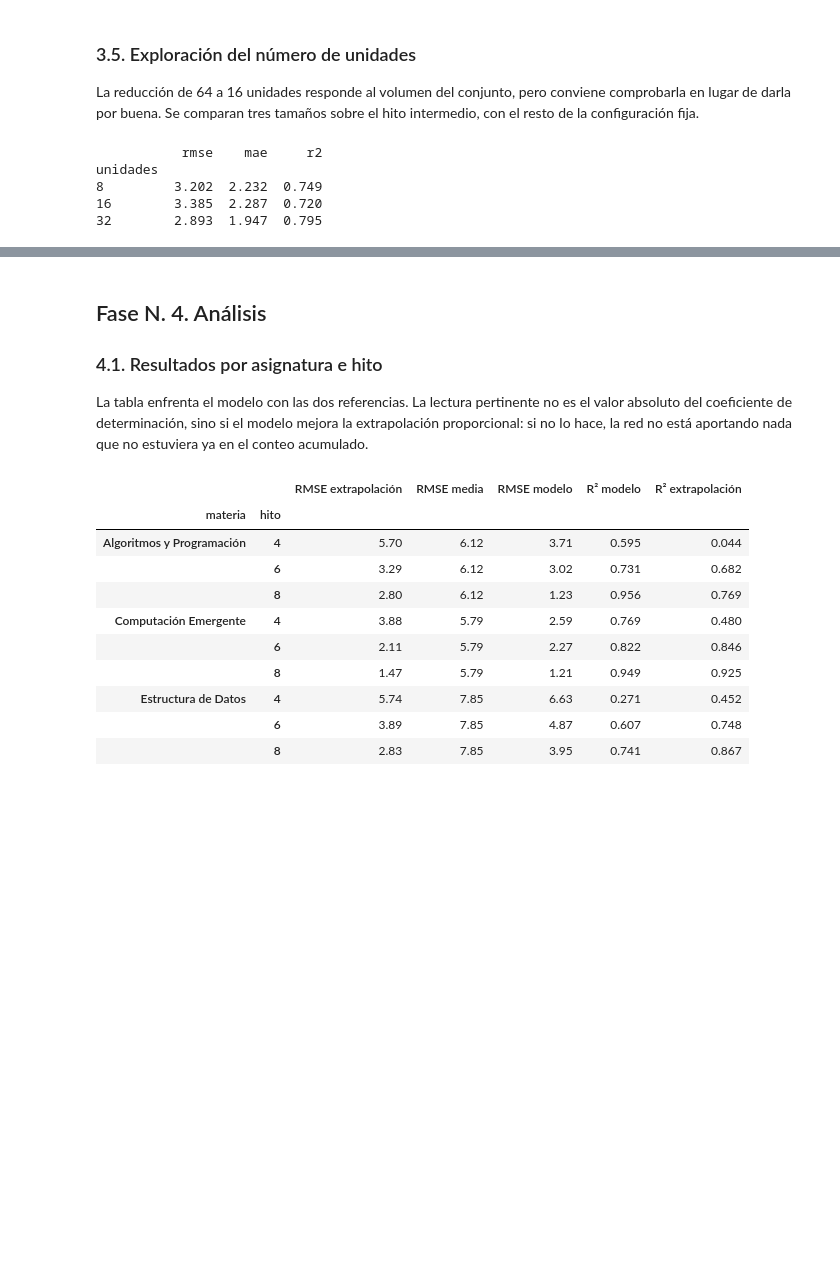
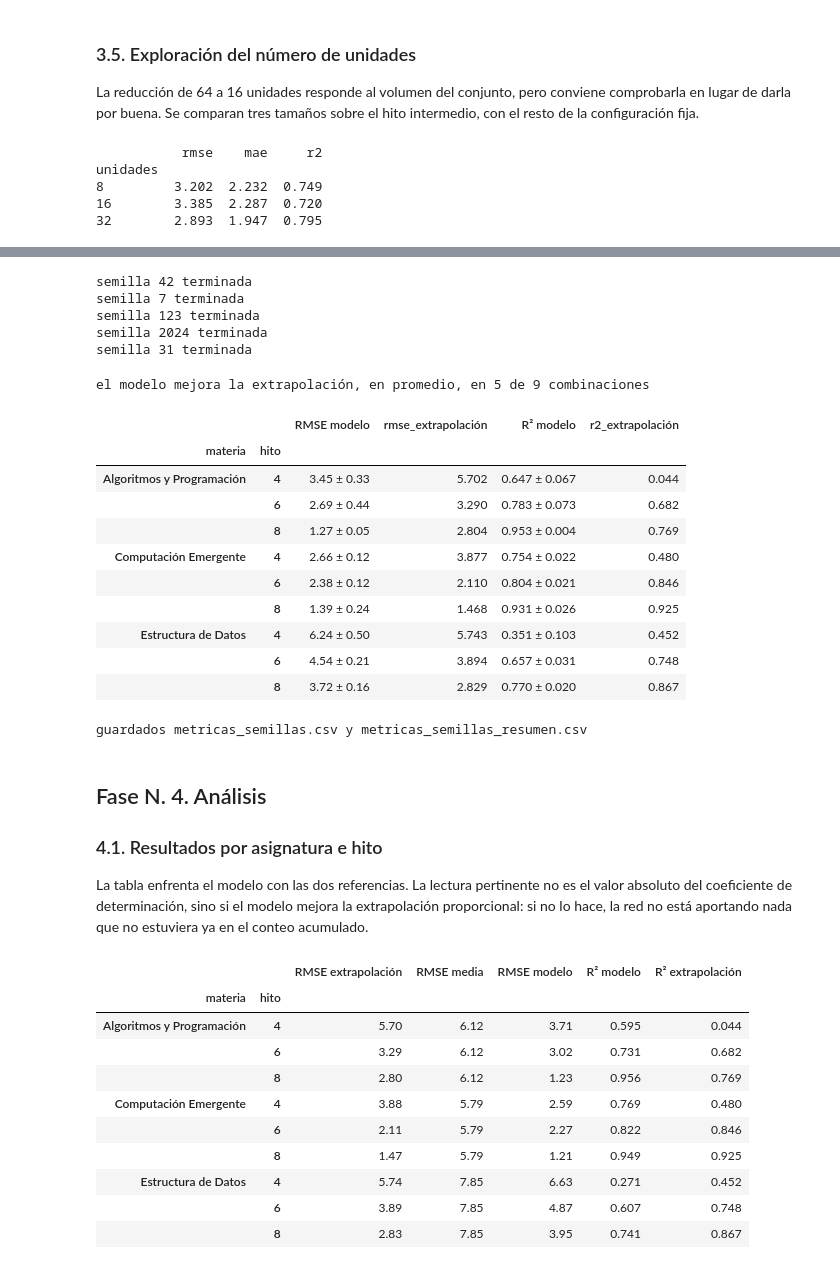
Before and after one commit to NeliCarrillo/tesis-prediccion-participacion, a Jupyter notebook: LSTM/nuevo/adaptacion_lstm_participaciones.ipynb, the cells around one changed output, grey strips where cells are left out. Cells and saved outputs as stored; diff of their text form; code cells hidden in the pictures; blank space fills up the shorter version.

```diff
--- a/LSTM/nuevo/adaptacion_lstm_participaciones.ipynb
+++ b/LSTM/nuevo/adaptacion_lstm_participaciones.ipynb
@@ -629,7 +629,7 @@ año de la presentación del curso: el modelo nunca se evalúa sobre un período
 visto durante el entrenamiento.
 # %%
 def validacion_cruzada(X, X_temas, y, trimestres, hito, unidades=16, epocas=150, lote=16,
-                       verbose=0):
+                       verbose=0, semilla=SEMILLA):
     """Evaluar el modelo dejando fuera un trimestre en cada iteración.
 
     La red se entrena para predecir las participaciones restantes tras el hito; el total
@@ -653,6 +653,8 @@ def validacion_cruzada(X, X_temas, y, trimestres, hito, unidades=16, epocas=150,
         Épocas máximas y tamaño del lote.
     verbose : int
         Verbosidad que se pasa al entrenamiento de Keras.
+    semilla : int
+        Semilla con que se inicializan los pesos en cada iteración.
 
     Returns
     -------
@@ -679,7 +681,7 @@ def validacion_cruzada(X, X_temas, y, trimestres, hito, unidades=16, epocas=150,
         X_ent, X_pru = escalar_caracteristicas(X_hito[entrenamiento], X_hito[prueba])
         media, desviacion = escalar_objetivo(restantes[entrenamiento])
 
-        tf.keras.utils.set_random_seed(SEMILLA)
+        tf.keras.utils.set_random_seed(semilla)
         modelo = construir_modelo_lstm(hito, X.shape[2], unidades=unidades)
         modelo.fit(
             [X_ent, T_hito[entrenamiento]], (restantes[entrenamiento] - media) / desviacion,
@@ -779,3 +789,63 @@ unidades
+# %%
+# Repetición del barrido con cinco semillas
+SEMILLAS = [42, 7, 123, 2024, 31]
+
+filas_semillas = []
+for semilla in SEMILLAS:
+    for materia in sorted(estatica.materia.unique()):
+        filas = (estatica.materia == materia).to_numpy()
+        trimestres = estatica.trimestre.to_numpy()[filas]
+        for hito in HITOS:
+            salida = validacion_cruzada(X[filas], X_temas[filas], y[filas], trimestres, hito,
+                                        semilla=semilla)
+            metricas = calcular_metricas(salida["real"], salida["modelo"])
+            filas_semillas.append({"semilla": semilla, "materia": materia, "hito": hito, **metricas})
+    print(f"semilla {semilla} terminada")
+
+semillas = pd.DataFrame(filas_semillas)
+# %% [output]
+semilla 42 terminada
+semilla 7 terminada
+semilla 123 terminada
+semilla 2024 terminada
+semilla 31 terminada
+# %%
+# Media y desviación por asignatura e hito, junto a la extrapolación (que no depende de semilla)
+resumen = semillas.groupby(["materia", "hito"])[["rmse", "r2"]].agg(["mean", "std"])
+resumen.columns = ["rmse_media", "rmse_desv", "r2_media", "r2_desv"]
+
+extrapolacion = (resultados[resultados.fuente == "extrapolación"]
+                 .set_index(["materia", "hito"])[["rmse", "r2"]]
+                 .rename(columns={"rmse": "rmse_extrapolación", "r2": "r2_extrapolación"}))
+resumen = resumen.join(extrapolacion).round(3)
+
+# Texto "media ± desviación" listo para el informe
+resumen["RMSE modelo"] = resumen.rmse_media.map("{:.2f}".format) + " ± " + resumen.rmse_desv.map("{:.2f}".format)
+resumen["R² modelo"] = resumen.r2_media.map("{:.3f}".format) + " ± " + resumen.r2_desv.map("{:.3f}".format)
+
+mejora = (resumen.rmse_media < resumen.rmse_extrapolación)
+print(f"el modelo mejora la extrapolación, en promedio, en {int(mejora.sum())} de {len(mejora)} combinaciones\n")
+resumen[["RMSE modelo", "rmse_extrapolación", "R² modelo", "r2_extrapolación"]]
+# %% [output]
+el modelo mejora la extrapolación, en promedio, en 5 de 9 combinaciones
+|  |  | RMSE modelo | rmse_extrapolación | R² modelo | r2_extrapolación |
+| materia | hito |  |  |  |  |
+| Algoritmos y Programación | 4 | 3.45 ± 0.33 | 5.702 | 0.647 ± 0.067 | 0.044 |
+|  | 6 | 2.69 ± 0.44 | 3.290 | 0.783 ± 0.073 | 0.682 |
+|  | 8 | 1.27 ± 0.05 | 2.804 | 0.953 ± 0.004 | 0.769 |
+| Computación Emergente | 4 | 2.66 ± 0.12 | 3.877 | 0.754 ± 0.022 | 0.480 |
+|  | 6 | 2.38 ± 0.12 | 2.110 | 0.804 ± 0.021 | 0.846 |
+|  | 8 | 1.39 ± 0.24 | 1.468 | 0.931 ± 0.026 | 0.925 |
+| Estructura de Datos | 4 | 6.24 ± 0.50 | 5.743 | 0.351 ± 0.103 | 0.452 |
+|  | 6 | 4.54 ± 0.21 | 3.894 | 0.657 ± 0.031 | 0.748 |
+|  | 8 | 3.72 ± 0.16 | 2.829 | 0.770 ± 0.020 | 0.867 |
+# %%
+# Registro de los resultados por semilla junto al cuaderno
+semillas.round(4).to_csv(Path.cwd() / "metricas_semillas.csv", index=False)
+resumen.round(4).to_csv(Path.cwd() / "metricas_semillas_resumen.csv")
+print("guardados metricas_semillas.csv y metricas_semillas_resumen.csv")
+# %% [output]
+guardados metricas_semillas.csv y metricas_semillas_resumen.csv
 # %% [markdown]
 ## Fase N. 4. Análisis
 
```
Also changed, not shown: parts of 2 cells of this notebook, 2 other files.
